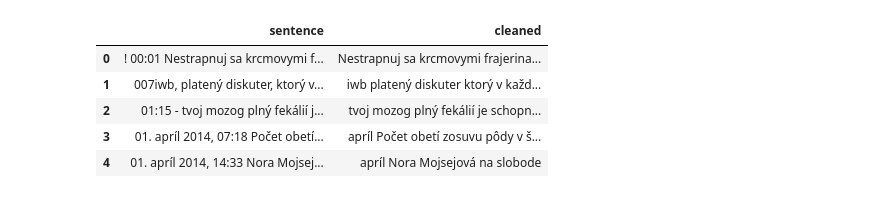
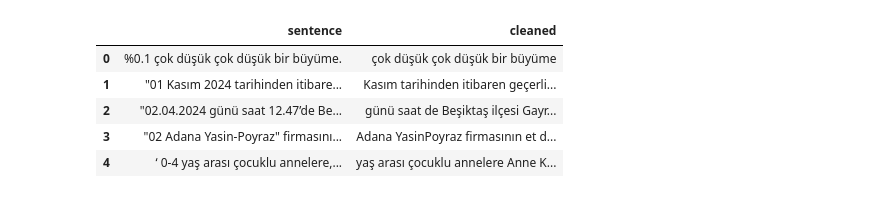
Before and after one commit to lluten/language-as-data, a Jupyter notebook: Assignment1/tokenizer_turkish.ipynb, the cells around one changed output. Cells and saved outputs as stored; diff of their text form; code cells hidden in the pictures.

```diff
--- a/tokenizer_slovak.ipynb
+++ b/Assignment1/tokenizer_turkish.ipynb
@@ -5,8 +5,8 @@ from collections import Counter
 import pandas as pd
 import random
 # %%
-with open("data/slk_newscrawl_2016_1M/slk_newscrawl_2016_1M-sentences.txt", "r", encoding="utf-8") as f:
-    slk_df = pd.DataFrame(
+with open("../data/tur_news_2024_1M/tur_news_2024_1M-sentences.txt", "r", encoding="utf-8") as f:
+    tur_df = pd.DataFrame(
             [line.strip().split("\t")[1] for line in f.readlines()], columns=["sentence"]
         )
 # %%
@@ -19,13 +19,13 @@ def produce_clean_sentence_list(df):
     return cleaned_sentences
 # %%
 # clean the sentences and add as a new column
-slk_df["cleaned"] = produce_clean_sentence_list(slk_df)
-display(slk_df.head())
+tur_df["cleaned"] = produce_clean_sentence_list(tur_df)
+display(tur_df.head())
 # %% [output]
 |  | sentence | cleaned |
-| 0 | ! 00:01 Nestrapnuj sa krcmovymi f... | Nestrapnuj sa krcmovymi frajerina... |
-| 1 | 007iwb, platený diskuter, ktorý v... | iwb platený diskuter ktorý v každ... |
-| 2 | 01:15 - tvoj mozog plný fekálií j... | tvoj mozog plný fekálií je schopn... |
-| 3 | 01. apríl 2014, 07:18 Počet obetí... | apríl Počet obetí zosuvu pôdy v š... |
-| 4 | 01. apríl 2014, 14:33 Nora Mojsej... | apríl Nora Mojsejová na slobode |
+| 0 | %0.1 çok düşük çok düşük bir büyüme. | çok düşük çok düşük bir büyüme |
+| 1 | "01 Kasım 2024 tarihinden itibare... | Kasım tarihinden itibaren geçerli... |
+| 2 | "02.04.2024 günü saat 12.47’de Be... | günü saat de Beşiktaş ilçesi Gayr... |
+| 3 | "02 Adana Yasin-Poyraz" firmasını... | Adana YasinPoyraz firmasının et d... |
+| 4 | ‘ 0-4 yaş arası çocuklu annelere,... | yaş arası çocuklu annelere Anne K... |
 # %%
```
Also changed, not shown: parts of 3 cells of this notebook, 5 other files.
